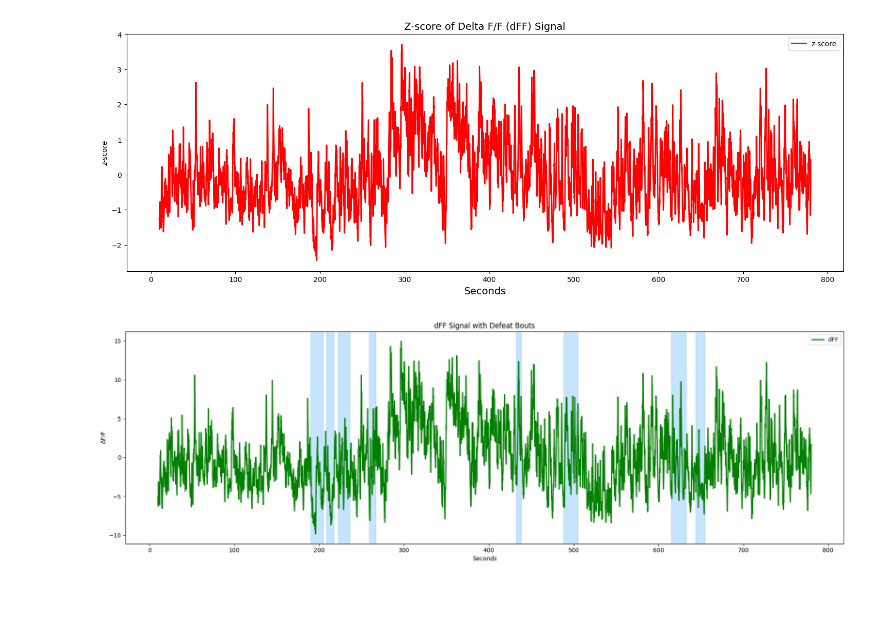
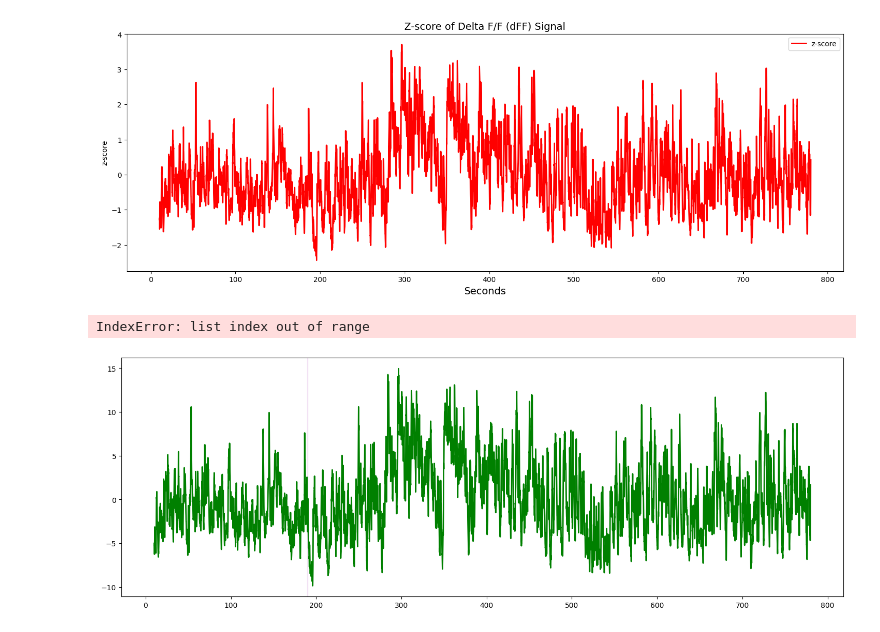
Before and after one commit to AlbertLeei/PCLAB_Photometry, a Jupyter notebook: P2_Code/class_test.ipynb, the cells around one changed output. Saved outputs shown, nothing was run; the diff lists cells and outputs as text; code cells hidden in the pictures; blank space fills up the shorter version.

```diff
--- a/P2_Code/class_test.ipynb
+++ b/P2_Code/class_test.ipynb
@@ -59,7 +59,8 @@ tdt_data_obj.plot_zscore()
 # %% [output]
 [figure]
 # %%
-tdt_data_obj.combine_consecutive_behaviors('Defeat', bout_time_threshold=2, min_occurrences=1)
-tdt_data_obj.plot_behavior_event('Defeat')
+# tdt_data_obj.combine_consecutive_behaviors('', bout_time_threshold=2, min_occurrences=1)
+tdt_data_obj.plot_behavior_event('all')
 # %% [output]
+IndexError: list index out of range
-[figure, old version]
+[figure, new version]
```
Also changed, not shown: 1 other file.
